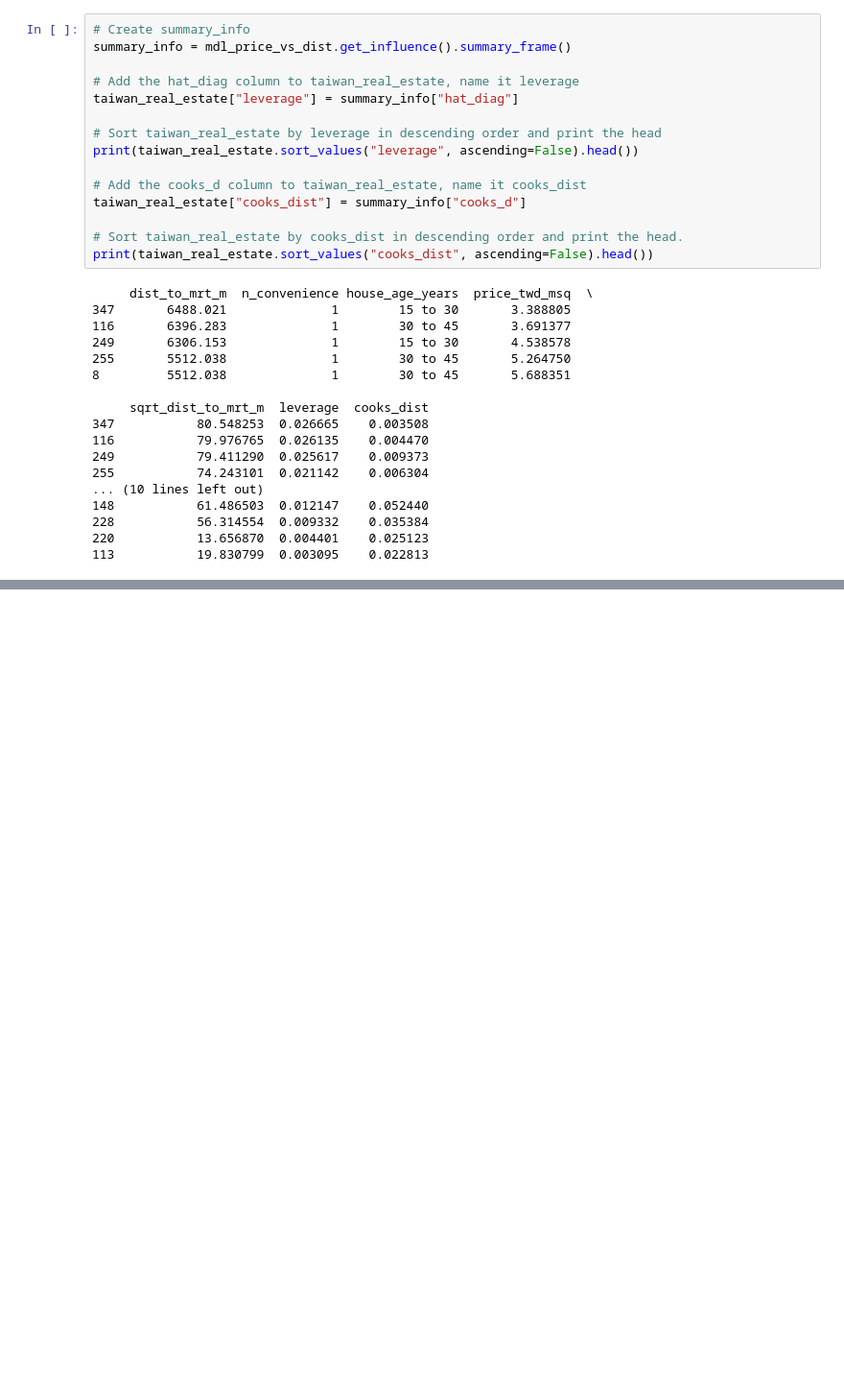
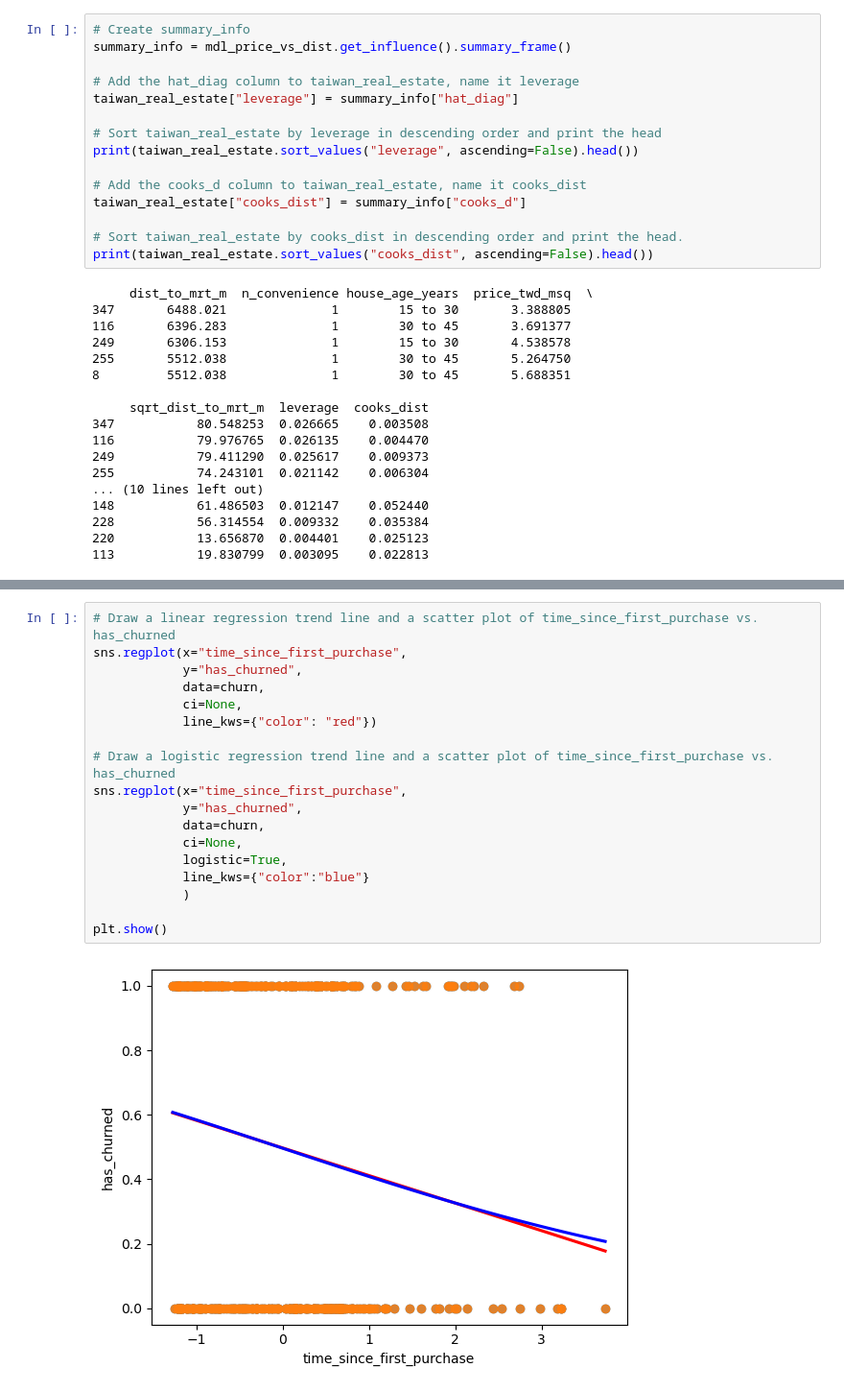
Before and after one commit to umutky/datascience_repo, a Jupyter notebook: regression.ipynb, the cells around one changed output, grey strips where cells are left out. Shown at 96% size. Drawn from its saved outputs; the diff is of its cells as text; blank space fills up the shorter version.

Commit message:
regression son chapter'da kaldım

```diff
--- a/regression.ipynb
+++ b/regression.ipynb
@@ -568,0 +606,20 @@ print(taiwan_real_estate.sort_values("cooks_dist", ascending=False).head())
+# %%
+# Draw a linear regression trend line and a scatter plot of time_since_first_purchase vs. has_churned
+sns.regplot(x="time_since_first_purchase",
+            y="has_churned",
+            data=churn,
+            ci=None,
+            line_kws={"color": "red"})
+
+# Draw a logistic regression trend line and a scatter plot of time_since_first_purchase vs. has_churned
+sns.regplot(x="time_since_first_purchase",
+            y="has_churned",
+            data=churn,
+            ci=None,
+            logistic=True,
+            line_kws={"color":"blue"}
+            )
+
+plt.show()
+# %% [output]
+[figure, added]
```
Also changed, not shown: parts of 5 cells of this notebook.
